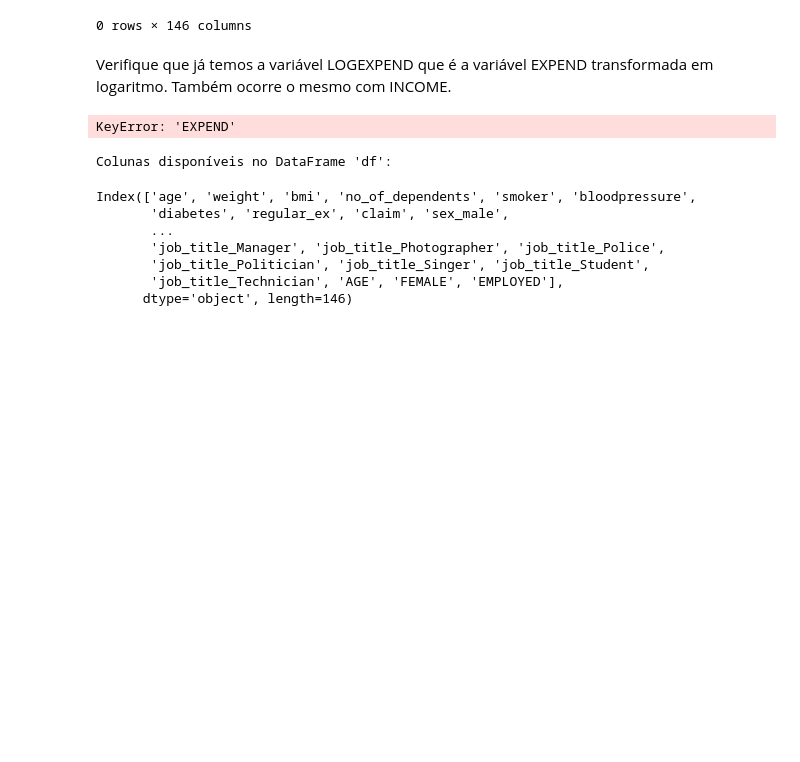
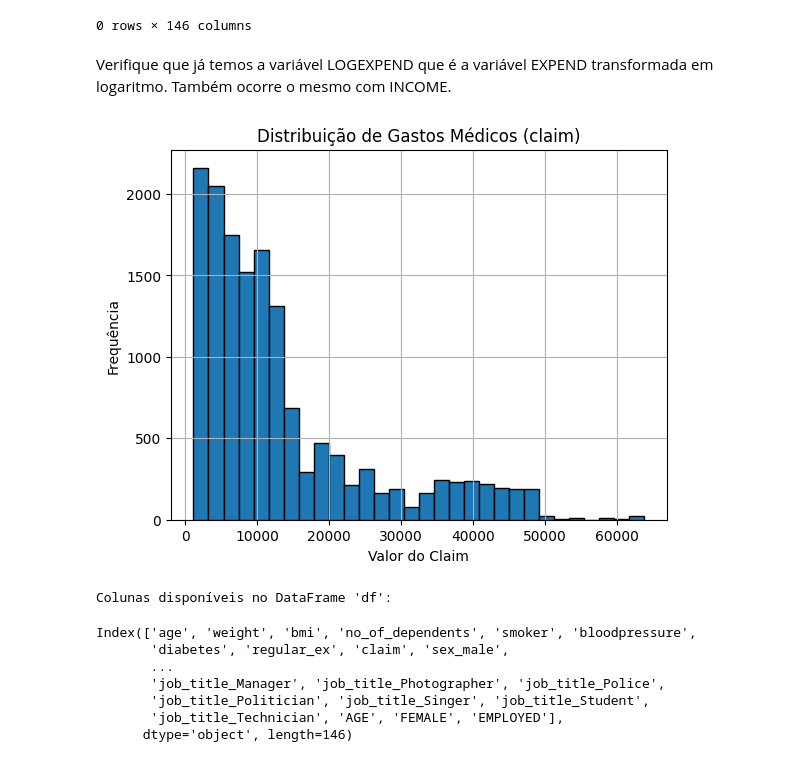
Before and after one commit to DalpesCS50/trab_estagio4_health-insurance-claims-prediction, a Jupyter notebook: notebooks/Pre_processamento_trabalho.ipynb, the cells around one changed output. Saved outputs shown, nothing was run; the diff lists cells and outputs as text; code cells hidden in the pictures; blank space fills up the shorter version.

Commit message:
Correção do erro logexpend

```diff
--- a/notebooks/Pre_processamento_trabalho.ipynb
+++ b/notebooks/Pre_processamento_trabalho.ipynb
@@ -1004,10 +1004,16 @@ df
 0 rows × 146 columns
 # %% [markdown]
 Verifique que já temos a variável LOGEXPEND que é a variável EXPEND transformada em logaritmo. Também ocorre o mesmo com INCOME.
-# %%
-df['EXPEND'].hist()
-# %% [output]
-KeyError: 'EXPEND'
+# %%
+# O erro KeyError ocorria porque 'EXPEND' não existe na base de seguros e o DataFrame 'df' estava vazio.
+# Corrigindo para usar a coluna de gastos reais 'claim' da base íntegra 'df_raw':
+df_raw['claim'].hist(bins=30, edgecolor='black')
+plt.title('Distribuição de Gastos Médicos (claim)')
+plt.xlabel('Valor do Claim')
+plt.ylabel('Frequência')
+plt.show()
+# %% [output]
+[figure, added]
 # %%
 print("Colunas disponíveis no DataFrame 'df':")
 display(df.columns)
```
